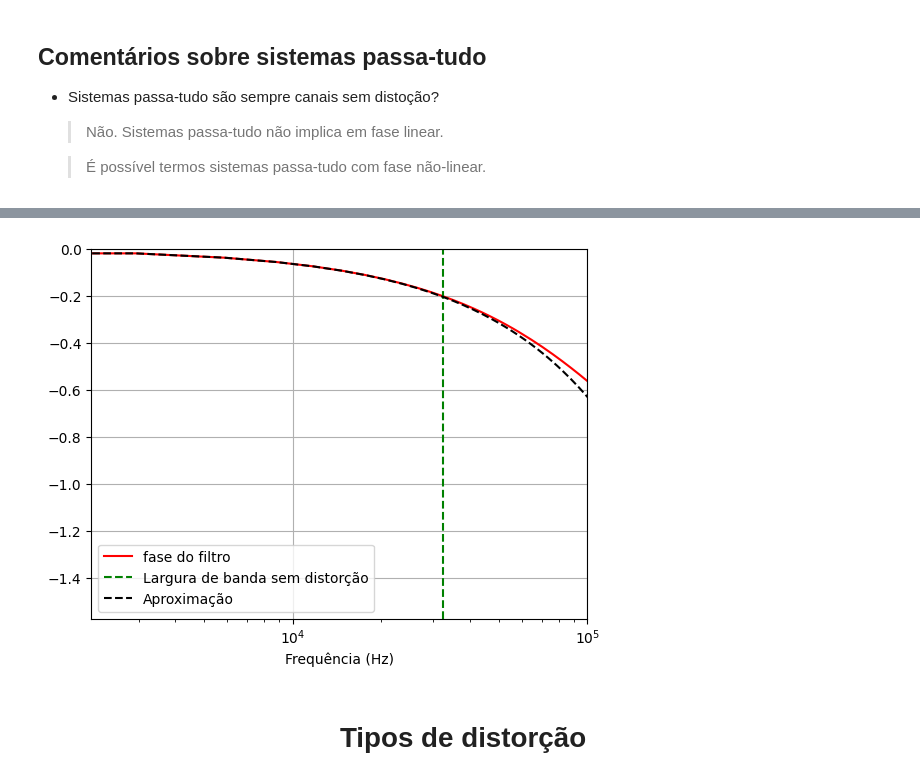
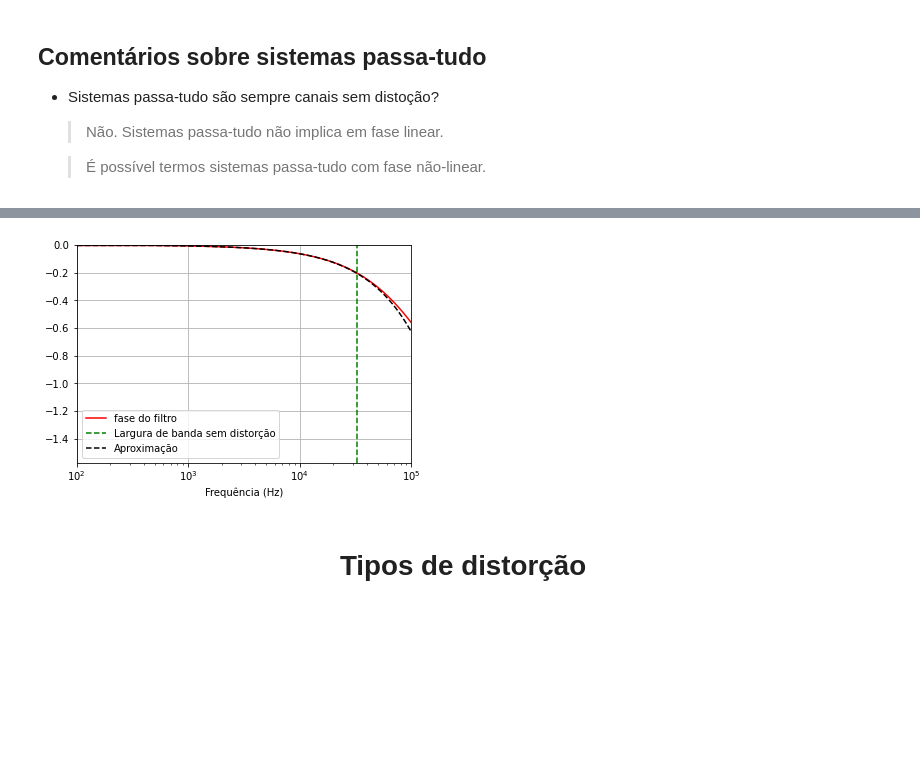
Before and after one commit to araujoUnb/PricomAulas, a Jupyter notebook: aula_conceitos_transmissao.ipynb, the cells around one changed output, grey strips where cells are left out. Saved outputs shown, nothing was run; the diff lists cells and outputs as text; code cells hidden in the pictures; blank space fills up the shorter version.

```diff
--- a/aula_conceitos_transmissao.ipynb
+++ b/aula_conceitos_transmissao.ipynb
@@ -224,9 +224,9 @@ def filtro_passa_baixa(a,f):
     return Hf
 
 
-a  = 10**6
+a  = (10**6)
 fftSize  = 2**10
-f = np.linspace(0,3*a,fftSize)
+f = np.linspace(0,3*a,fftSize)/(2*np.pi)
 
 Hf = filtro_passa_baixa(a,f)
 # %%
@@ -243,15 +243,15 @@ plt.show()
 # %%
 plt.semilogx(f,np.angle(Hf),'r-',label="fase do filtro")
 plt.semilogx(32.31e3*np.ones(len(Hf)),np.linspace(-np.pi/2,0,len(Hf)),"g--",label="Largura de banda sem distorção")
 plt.semilogx(f,-2*np.pi*f/a,'k--',label="Aproximação")
 plt.xlabel("Frequência (Hz)")
-plt.xlim([0,10**5])
+plt.xlim([10**2,10**5])
 plt.ylim([-np.pi/2,0])
 plt.grid()
 plt.legend()
 plt.show()
 # %% [output]
-[figure, old version]
+[figure, new version]
 # %% [markdown]
 <h1 style="text-align: center;">Tipos de distorção</h1>
 # %% [markdown]
```
Also changed, not shown: parts of 9 cells of this notebook.
